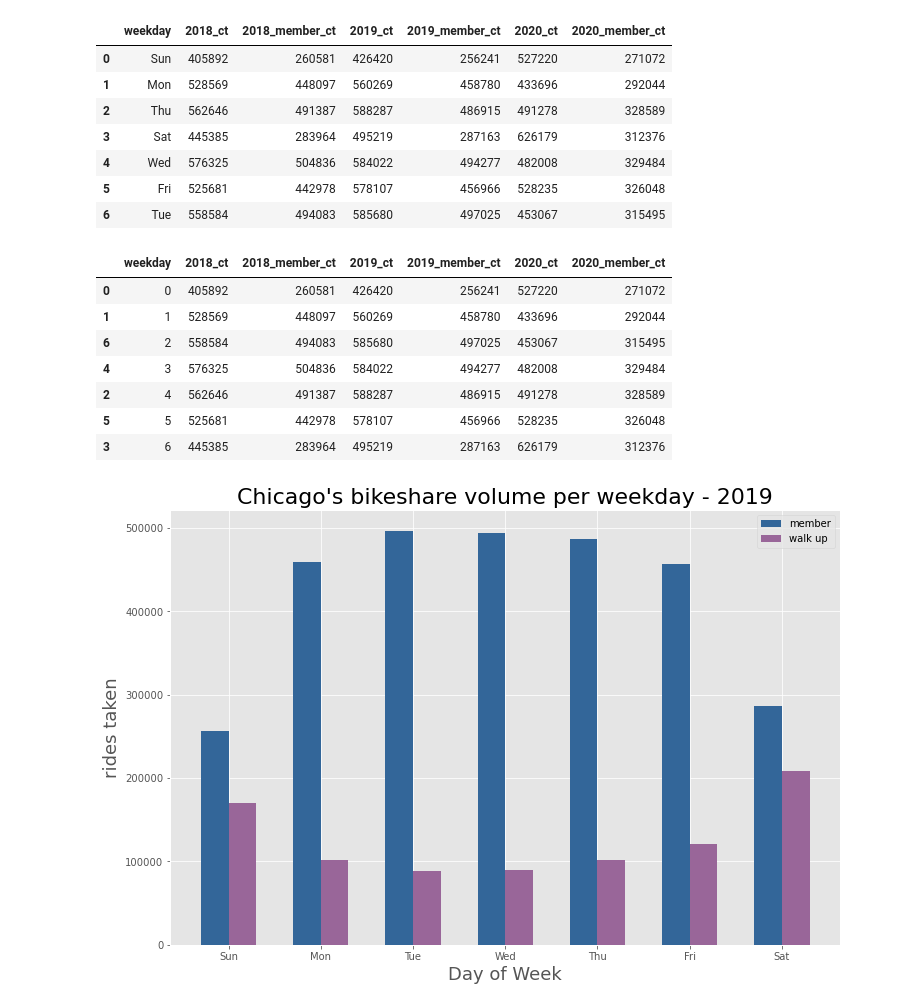
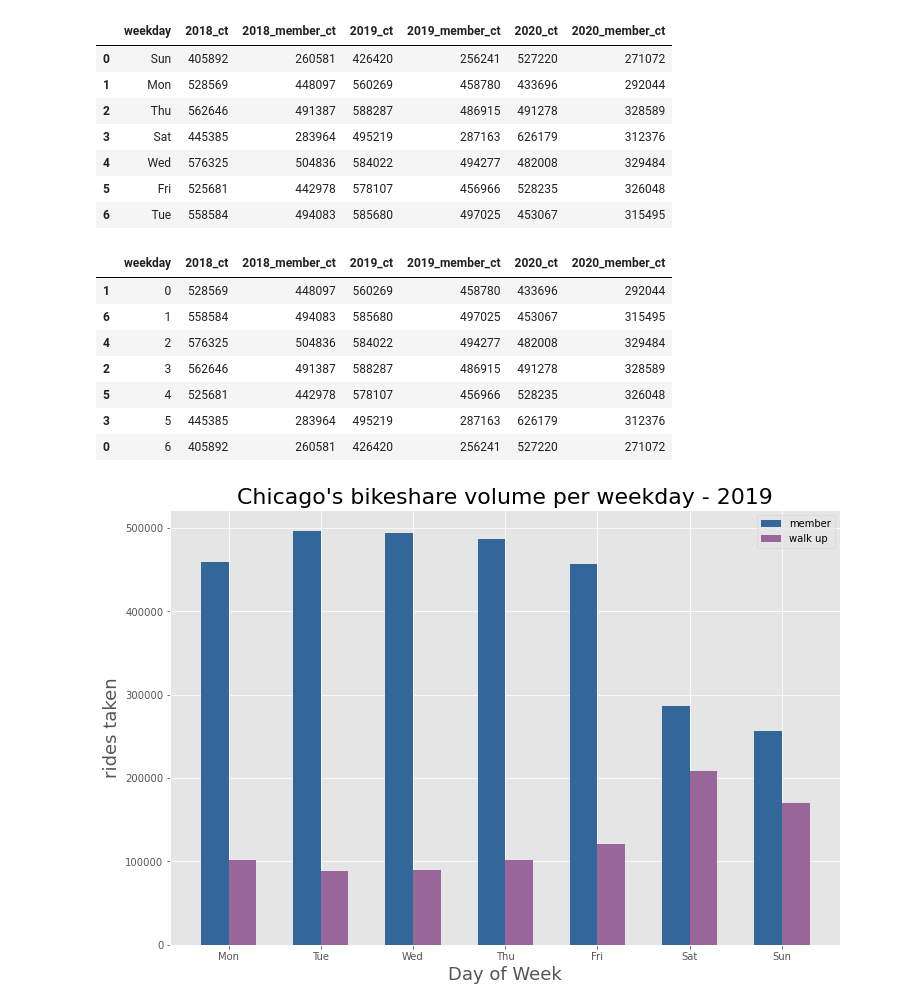
Before and after one commit to nick-kopy/Exploration-of-bike-share-programs-post-pandemic, a Jupyter notebook: data_clean.ipynb, the cells around one changed output. Cells and saved outputs as stored; diff of their text form; code cells hidden in the pictures.

Commit message:
analysis done, moving to hypothesis testing

```diff
--- a/data_clean.ipynb
+++ b/data_clean.ipynb
@@ -142,7 +144,7 @@ only showing top 20 rows
 # %%
 # If you want to run some certain analysis, start here with picking the relevant columns
 
-use_cols = ['duration', 'start_time']
+use_cols = ['duration', 'start_time', 'plan_duration']
 drop_cols = la_sdf.columns
 for col in use_cols:
     drop_cols.remove(col)
@@ -304,3 +282,20 @@ ax.legend();
 [figure]
 # %% [markdown]
 Important note: in graph above Jan and Feb were excluded from all years to make a more balanced comparison
+# %%
+# New analysis: ridership over different weekdays
+
+use_cols = ['start_time', 'plan_duration']
+drop_cols = la_sdf.columns
+for col in use_cols:
+    drop_cols.remove(col)
+
+la_sdf_wd = la_sdf.drop(*drop_cols)
+
+#la_sdf_wd = (la_sdf_wd.withColumn('date', la_sdf_wd.start_time.cast(DateType()))
+#             .withColumn('year', f.date_format('date', 'y'))
+#             .withColumn('weekday', f.date_format('date', 'E'))
+#             .drop('start_time')
+#            .drop('date'))
+
+la_sdf_wd.show()
@@ -328,13 +451,13 @@ ch_sdf_set1 = (ch_sdf_set1.drop(*drop_cols)
                .withColumnRenamed('01 - Rental Details Local End Time', 'end_time')
                .withColumnRenamed('user type', 'usertype'))
 
-def dummy_code_users(col):
+def dummy_code_users_ch(col):
     if col == 'Subscriber' or col == 'member':
         return 1
     else:
         return 0
 
-udf = f.UserDefinedFunction(dummy_code_users, IntegerType())
+udf = f.UserDefinedFunction(dummy_code_users_ch, IntegerType())
 
 ch_sdf_set1 = ch_sdf_set1.withColumn('usertype', udf('usertype'))
 
@@ -642,7 +765,7 @@ ch_df_wd
 # Unfortunately need to sort by weekday
 # Don't run this cell multiple times, 'weekday' will all become NaN
 
-wd_sort = dict(zip(['Sun', 'Mon', 'Tue', 'Wed', 'Thu', 'Fri', 'Sat'], range(7)))
+wd_sort = dict(zip(['Mon', 'Tue', 'Wed', 'Thu', 'Fri', 'Sat', 'Sun'], range(7)))
 
 ch_df_wd['weekday'] = ch_df_wd['weekday'].map(wd_sort)
 
@@ -651,34 +774,34 @@ ch_df_wd.sort_values(by=['weekday'], inplace=True)
 ch_df_wd
 # %% [output]
 |  | weekday | 2018_ct | 2018_member_ct | 2019_ct | 2019_member_ct | 2020_ct | 2020_member_ct |
-| 0 | 0 | 405892 | 260581 | 426420 | 256241 | 527220 | 271072 |
-| 1 | 1 | 528569 | 448097 | 560269 | 458780 | 433696 | 292044 |
-| 6 | 2 | 558584 | 494083 | 585680 | 497025 | 453067 | 315495 |
-| 4 | 3 | 576325 | 504836 | 584022 | 494277 | 482008 | 329484 |
-| 2 | 4 | 562646 | 491387 | 588287 | 486915 | 491278 | 328589 |
-| 5 | 5 | 525681 | 442978 | 578107 | 456966 | 528235 | 326048 |
-| 3 | 6 | 445385 | 283964 | 495219 | 287163 | 626179 | 312376 |
+| 1 | 0 | 528569 | 448097 | 560269 | 458780 | 433696 | 292044 |
+| 6 | 1 | 558584 | 494083 | 585680 | 497025 | 453067 | 315495 |
+| 4 | 2 | 576325 | 504836 | 584022 | 494277 | 482008 | 329484 |
+| 2 | 3 | 562646 | 491387 | 588287 | 486915 | 491278 | 328589 |
+| 5 | 4 | 525681 | 442978 | 578107 | 456966 | 528235 | 326048 |
+| 3 | 5 | 445385 | 283964 | 495219 | 287163 | 626179 | 312376 |
+| 0 | 6 | 405892 | 260581 | 426420 | 256241 | 527220 | 271072 |
 # %%
 # visualization of rides across weekdays for members and non-members
 
 fig, ax = plt.subplots(figsize=(12,8))
 
 width = 0.3
 ax.bar(ch_df_wd['weekday']-width/2, ch_df_wd['2019_member_ct'], width=width, align='center', label='member', color=(0.2, 0.4, 0.6, 1))
 ax.bar(ch_df_wd['weekday']+width/2, ch_df_wd['2019_ct']-ch_df_wd['2019_member_ct'], width=width, align='center', label='walk up', color=(0.6, 0.4, 0.6, 1))
 
 ax.set_xticks(ch_df_wd['weekday'])
-ax.set_xticklabels(['Sun', 'Mon', 'Tue', 'Wed', 'Thu', 'Fri', 'Sat'])
+ax.set_xticklabels(['Mon', 'Tue', 'Wed', 'Thu', 'Fri', 'Sat', 'Sun'])
 
 ax.set_xlabel('Day of Week', fontsize=18)
 ax.set_ylabel('rides taken', fontsize=18)
 ax.set_title("Chicago's bikeshare volume per weekday - 2019", fontsize=22)
 
 ax.legend();
 
 #plt.savefig('graphs/chicago_volume.png');
 # %% [output]
-[figure, old version]
+[figure, new version]
 # %%
 # comparison to 2020
 
```
Also changed, not shown: parts of 21 cells of this notebook, 2 other files.
